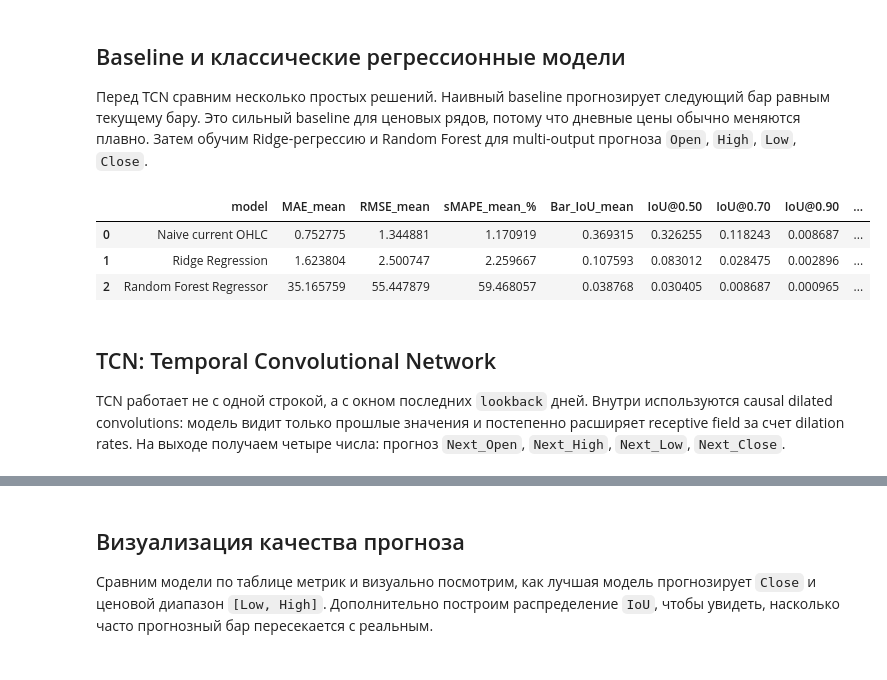
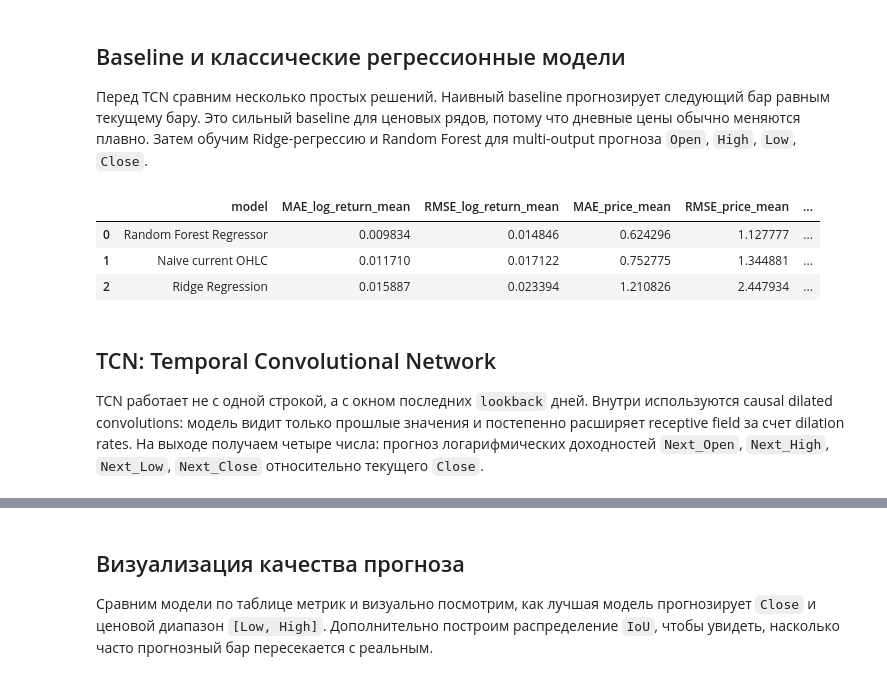
Before and after one commit to Jasintar/ml-project-2026, a Jupyter notebook: project-full.ipynb, the cells around one changed output, grey strips where cells are left out. Cells and saved outputs as stored; diff of their text form; code cells hidden in the pictures.

```diff
--- a/project-full.ipynb
+++ b/project-full.ipynb
@@ -227,12 +227,14 @@ reg_df['Date'] = pd.to_datetime(reg_df['Date'])
 reg_df = reg_df.sort_values('Date').reset_index(drop=True)
 
 current_ohlc_cols = ['Open', 'High', 'Low', 'Close']
-target_cols = ['Next_Open', 'Next_High', 'Next_Low', 'Next_Close']
+next_price_cols = ['Next_Open_Price', 'Next_High_Price', 'Next_Low_Price', 'Next_Close_Price']
+target_cols = ['Next_Open_Log_Return', 'Next_High_Log_Return', 'Next_Low_Log_Return', 'Next_Close_Log_Return']
 
-for current_col, target_col in zip(current_ohlc_cols, target_cols):
-    reg_df[target_col] = reg_df[current_col].shift(-1)
+for current_col, next_price_col, target_col in zip(current_ohlc_cols, next_price_cols, target_cols):
+    reg_df[next_price_col] = reg_df[current_col].shift(-1)
+    reg_df[target_col] = np.log(reg_df[next_price_col] / reg_df['Close'])
 
-reg_df = reg_df.dropna(subset=target_cols).reset_index(drop=True)
+reg_df = reg_df.dropna(subset=next_price_cols + target_cols).reset_index(drop=True)
 
 print('Размер датасета для регрессии:', reg_df.shape)
 print('Период:', reg_df['Date'].min().date(), '-', reg_df['Date'].max().date())
@@ -338,7 +340,7 @@ scikit-learn доступен в текущем kernel.
 from sklearn.compose import ColumnTransformer
 from sklearn.preprocessing import OneHotEncoder, StandardScaler
 
-feature_exclude_cols = ['Date'] + target_cols
+feature_exclude_cols = ['Date'] + target_cols + next_price_cols
 if 'Target' in reg_df.columns:
     feature_exclude_cols.append('Target')
 
@@ -346,7 +348,7 @@ X_tabular = reg_df.drop(columns=feature_exclude_cols)
 y_ohlc = reg_df[target_cols].copy()
 
 categorical_features = ['Day_of_Week', 'Month']
-binary_features = ['report_querter', 'report_year']
+binary_features = ['report_quarter', 'report_year']
 numeric_features = [
     col for col in X_tabular.columns
     if col not in categorical_features + binary_features
@@ -408,6 +410,7 @@ X_seq_test = X_seq_all[test_seq_mask]
 y_seq_test_scaled = y_seq_all[test_seq_mask]
 y_seq_test = target_scaler.inverse_transform(y_seq_test_scaled)
 seq_test_dates = reg_df['Date'].iloc[seq_row_idx[test_seq_mask]].reset_index(drop=True)
+seq_test_base_close = reg_df['Close'].iloc[seq_row_idx[test_seq_mask]].to_numpy()
 
 # Для локального запуска ограничиваем TCN последними окнами train-части.
 # Это сохраняет временную логику и не перегружает TensorFlow.
@@ -509,51 +524,54 @@ iou_by_model = {}
 
 # Сравниваем модели на одной и той же test-части после split_idx.
 y_test_values = y_test.values
+test_base_close = X_test_tab['Close'].to_numpy()
 
-naive_pred = X_test_tab[current_ohlc_cols].values
-naive_result, naive_pred_processed, naive_iou = evaluate_ohlc_forecast('Naive current OHLC', y_test_values, naive_pred)
+# Наивный прогноз: следующий бар равен текущему бару.
+# Так как таргеты теперь лог-доходности относительно Close, переводим текущий OHLC в log(OHLC / Close).
+naive_pred = np.log(X_test_tab[current_ohlc_cols].div(X_test_tab['Close'], axis=0)).values
+naive_result, naive_pred_processed, naive_iou = evaluate_ohlc_forecast('Naive current OHLC', y_test_values, naive_pred, test_base_close)
 regression_results.append(naive_result)
 predictions_by_model['Naive current OHLC'] = naive_pred_processed
 iou_by_model['Naive current OHLC'] = naive_iou
 
 ridge_model = Pipeline(steps=[
     ('preprocessor', feature_preprocessor),
     ('model', Ridge(alpha=1.0)),
 ])
 ridge_model.fit(X_train_tab, y_train)
 ridge_pred = ridge_model.predict(X_test_tab)
-ridge_result, ridge_pred_processed, ridge_iou = evaluate_ohlc_forecast('Ridge Regression', y_test_values, ridge_pred)
+ridge_result, ridge_pred_processed, ridge_iou = evaluate_ohlc_forecast('Ridge Regression', y_test_values, ridge_pred, test_base_close)
 regression_results.append(ridge_result)
 predictions_by_model['Ridge Regression'] = ridge_pred_processed
 iou_by_model['Ridge Regression'] = ridge_iou
 
 rf_model = Pipeline(steps=[
     ('preprocessor', feature_preprocessor),
     ('model', RandomForestRegressor(
         n_estimators=200,
         max_depth=8,
         min_samples_leaf=5,
         random_state=42,
         n_jobs=-1,
     )),
 ])
 rf_model.fit(X_train_tab, y_train)
 rf_pred = rf_model.predict(X_test_tab)
-rf_result, rf_pred_processed, rf_iou = evaluate_ohlc_forecast('Random Forest Regressor', y_test_values, rf_pred)
+rf_result, rf_pred_processed, rf_iou = evaluate_ohlc_forecast('Random Forest Regressor', y_test_values, rf_pred, test_base_close)
 regression_results.append(rf_result)
 predictions_by_model['Random Forest Regressor'] = rf_pred_processed
 iou_by_model['Random Forest Regressor'] = rf_iou
 
-metrics_df = pd.DataFrame(regression_results).sort_values('MAE_mean').reset_index(drop=True)
+metrics_df = pd.DataFrame(regression_results).sort_values('MAE_log_return_mean').reset_index(drop=True)
 display(metrics_df)
 # %% [output]
-|  | model | MAE_mean | RMSE_mean | sMAPE_mean_% | Bar_IoU_mean | IoU@0.50 | IoU@0.70 | IoU@0.90 | ... |
-| 0 | Naive current OHLC | 0.752775 | 1.344881 | 1.170919 | 0.369315 | 0.326255 | 0.118243 | 0.008687 | ... |
-| 1 | Ridge Regression | 1.623804 | 2.500747 | 2.259667 | 0.107593 | 0.083012 | 0.028475 | 0.002896 | ... |
-| 2 | Random Forest Regressor | 35.165759 | 55.447879 | 59.468057 | 0.038768 | 0.030405 | 0.008687 | 0.000965 | ... |
+|  | model | MAE_log_return_mean | RMSE_log_return_mean | MAE_price_mean | RMSE_price_mean | ... |
+| 0 | Random Forest Regressor | 0.009834 | 0.014846 | 0.624296 | 1.127777 | ... |
+| 1 | Naive current OHLC | 0.011710 | 0.017122 | 0.752775 | 1.344881 | ... |
+| 2 | Ridge Regression | 0.015887 | 0.023394 | 1.210826 | 2.447934 | ... |
 # %% [markdown]
 ## TCN: Temporal Convolutional Network
 
-TCN работает не с одной строкой, а с окном последних `lookback` дней. Внутри используются causal dilated convolutions: модель видит только прошлые значения и постепенно расширяет receptive field за счет dilation rates. На выходе получаем четыре числа: прогноз `Next_Open`, `Next_High`, `Next_Low`, `Next_Close`.
+TCN работает не с одной строкой, а с окном последних `lookback` дней. Внутри используются causal dilated convolutions: модель видит только прошлые значения и постепенно расширяет receptive field за счет dilation rates. На выходе получаем четыре числа: прогноз логарифмических доходностей `Next_Open`, `Next_High`, `Next_Low`, `Next_Close` относительно текущего `Close`.
 # %%
 import gc
```
Also changed, not shown: parts of 11 cells of this notebook.
